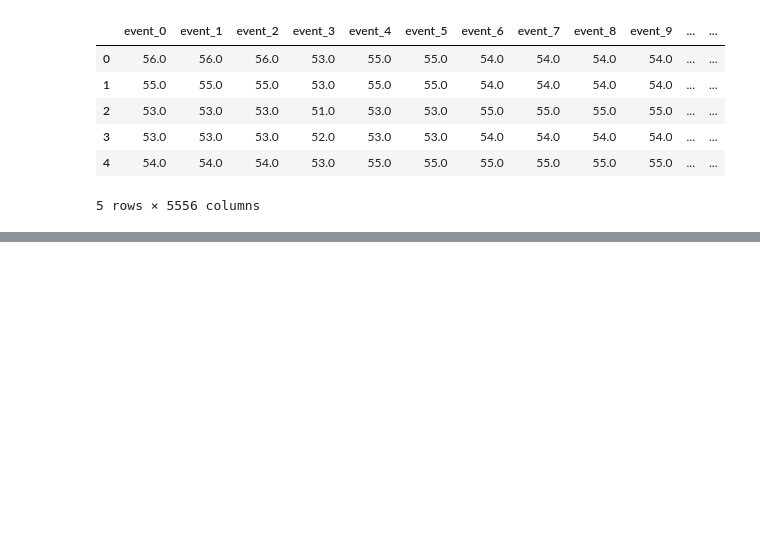
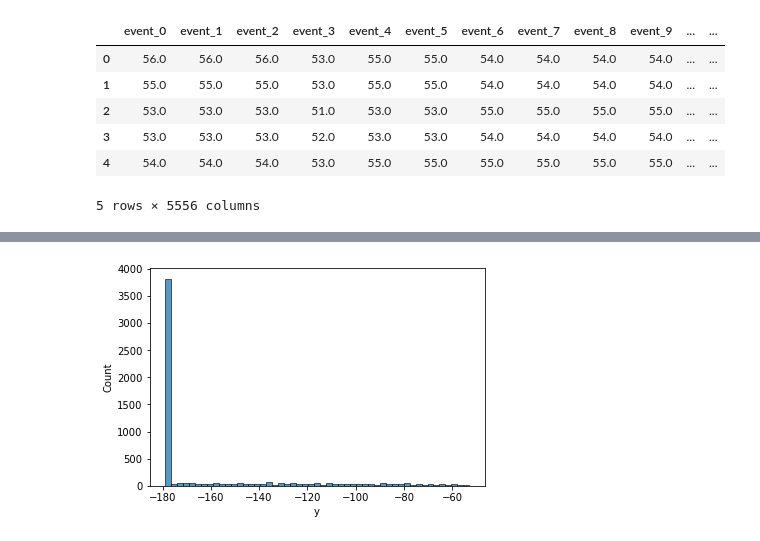
Before and after one commit to afauth/mudecay, a Jupyter notebook: espectro-carga-e-pico_v03.ipynb, the cells around one changed output, grey strips where cells are left out. Saved outputs shown, nothing was run; the diff lists cells and outputs as text; code cells hidden in the pictures; blank space fills up the shorter version.

```diff
--- a/espectro-carga-e-pico_v03.ipynb
+++ b/espectro-carga-e-pico_v03.ipynb
@@ -282,0 +292,13 @@ waveform[waveform.columns[0]].iloc[94]
+# %%
+%%time
+peaks_em_x = []
+counter = 0
+for i in range(df.shape[1] - 1):
+    evento = df[ df.columns[i] ]
+    _ = peak_finder(evento, height = baseLines.mean())
+    if len(_) != 2:
+        print(f'problema no {evento.name} com tamanho = {len(_)} e picos em {_}')
+        counter += 1
+    peaks_em_x.append(_)
+
+print(f'\nloop finalizado com {counter} erros')
@@ -282,0 +337,12 @@ waveform[waveform.columns[0]].iloc[94]
+# %%
+%%time
+peaks_em_xy = pd.Series([])
+for i in range( df.shape[1] - 1 ):
+    evento = df[ df.columns[i] ]
+    #print(peak_finder_xy(evento, height = baseLines.mean()))
+    _ = peak_finder_xy(evento, height = baseLines.mean())
+    peaks_em_xy = pd.concat([  peaks_em_xy, _  ])
+if len(peaks_em_xy) != 2*(df.shape[1] - 1): # se ele reconhe algo diferente de dois picos por waveform:
+    print(f'existe um erro nos picos, pois aparece(m) {len(peaks_em_xy) - 2*(df.shape[1] - 1)} pico(s) a mais')
+else:
+    print('não foram detectados problemas na quantidade de picos')
@@ -282,0 +354,4 @@ waveform[waveform.columns[0]].iloc[94]
+# %%
+peaks_em_xy = pd.DataFrame(peaks_em_xy).reset_index()
+peaks_em_xy.columns = ['x', 'y']
+peaks_em_xy
@@ -282,0 +374,7 @@ waveform[waveform.columns[0]].iloc[94]
+# %%
+'''
+Separar os picos em relação ao primeiro e segundo pulso
+'''
+
+peaks_0,   peaks_1   =   peaks_em_xy.query('index % 2 == 0'),   peaks_em_xy.query('index % 2 != 0')
+peaks_0.head(10)
@@ -282,0 +393,5 @@ waveform[waveform.columns[0]].iloc[94]
+# %%
+sns_plot = sns.histplot( peaks_0.y.round() )
+plt.savefig("espectro_carga_pulso_0.png", dpi = 150, transparent = True)
+# %% [output]
+[figure, added]
```
Also changed, not shown: parts of 71 cells of this notebook, 4 other files.
